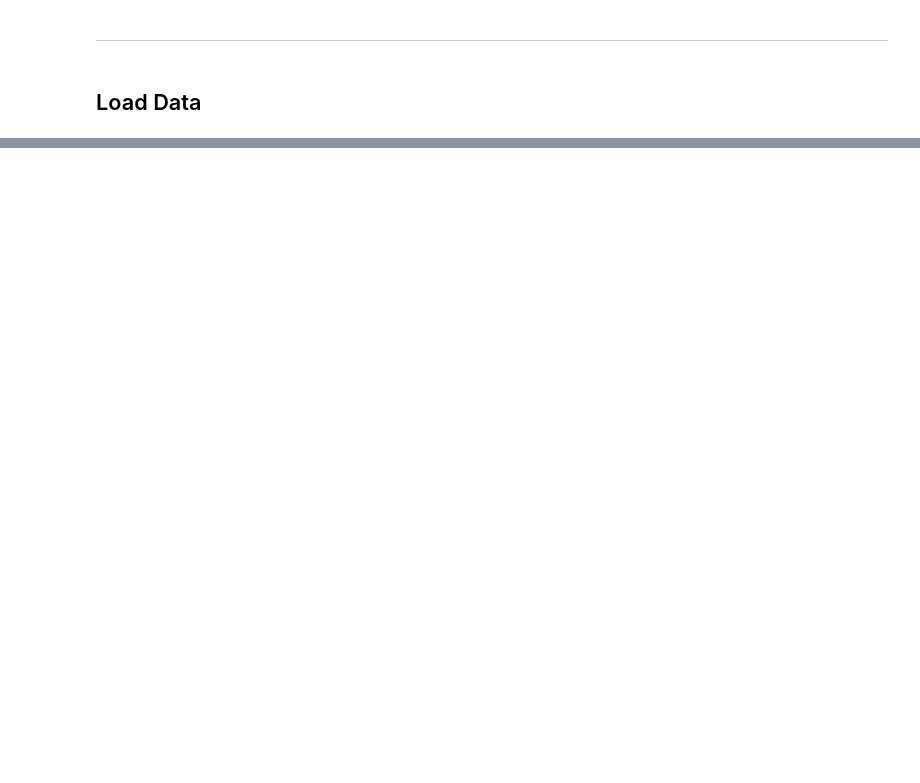
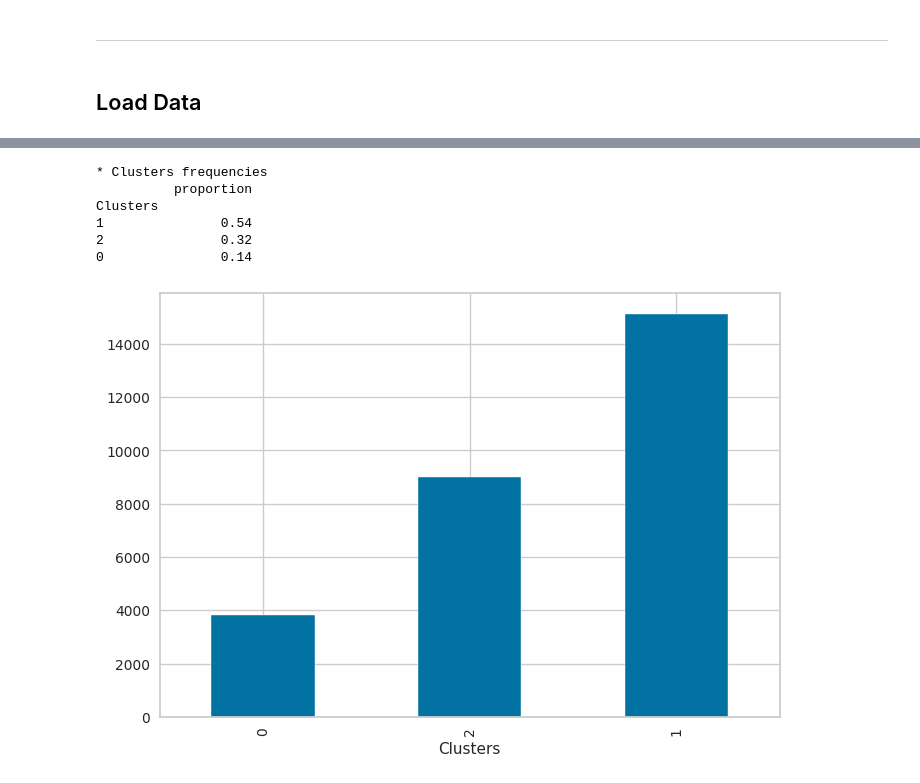
Before and after one commit to ZoltanNyaradi/Guest-Survey-Analysis-to-Improve-Hotel-Breakfast, a Jupyter notebook: jupyter_notebooks/08 - ClusterAnalysis.ipynb, the cells around one changed output, grey strips where cells are left out. Cells and saved outputs as stored; diff of their text form; code cells hidden in the pictures; blank space fills up the shorter version.

```diff
--- a/jupyter_notebooks/08 - ClusterAnalysis.ipynb
+++ b/jupyter_notebooks/08 - ClusterAnalysis.ipynb
@@ -56,0 +218,19 @@ df_survey.head(3)
+# %%
+
+
+def PipelineCluster():
+    pipeline_base = Pipeline([
+
+        ("SmartCorrelatedSelection", SmartCorrelatedSelection(variables=None, method="spearman",
+                                                              threshold=0.8, selection_method="variance")),
+
+        ("scaler", StandardScaler()),
+
+        ("PCA", PCA(n_components=2, random_state=0)),
+
+        ("model", KMeans(n_clusters=3, random_state=0)),
+
+    ])
+    return pipeline_base
+
+PipelineCluster()
@@ -56,0 +248,4 @@ df_survey.head(3)
+# %%
+X = df.copy()
+print(X.shape)
+X.head(3)
@@ -56,0 +260,3 @@ df_survey.head(3)
+# %%
+pipeline_cluster = PipelineCluster()
+pipeline_cluster.fit(X)
@@ -56,0 +274,4 @@ df_survey.head(3)
+# %%
+X['Clusters'] = pipeline_cluster['model'].labels_
+print(X.shape)
+X.head(3)
@@ -56,0 +284,12 @@ df_survey.head(3)
+# %%
+print(f"* Clusters frequencies \n{ X['Clusters'].value_counts(normalize=True).to_frame().round(2)} \n\n")
+X['Clusters'].value_counts().sort_values().plot(kind='bar')
+plt.show()
+# %% [output]
+* Clusters frequencies
+          proportion
+Clusters
+1               0.54
+2               0.32
+0               0.14
+[figure, added]
```
Also changed, not shown: parts of 50 cells of this notebook.
